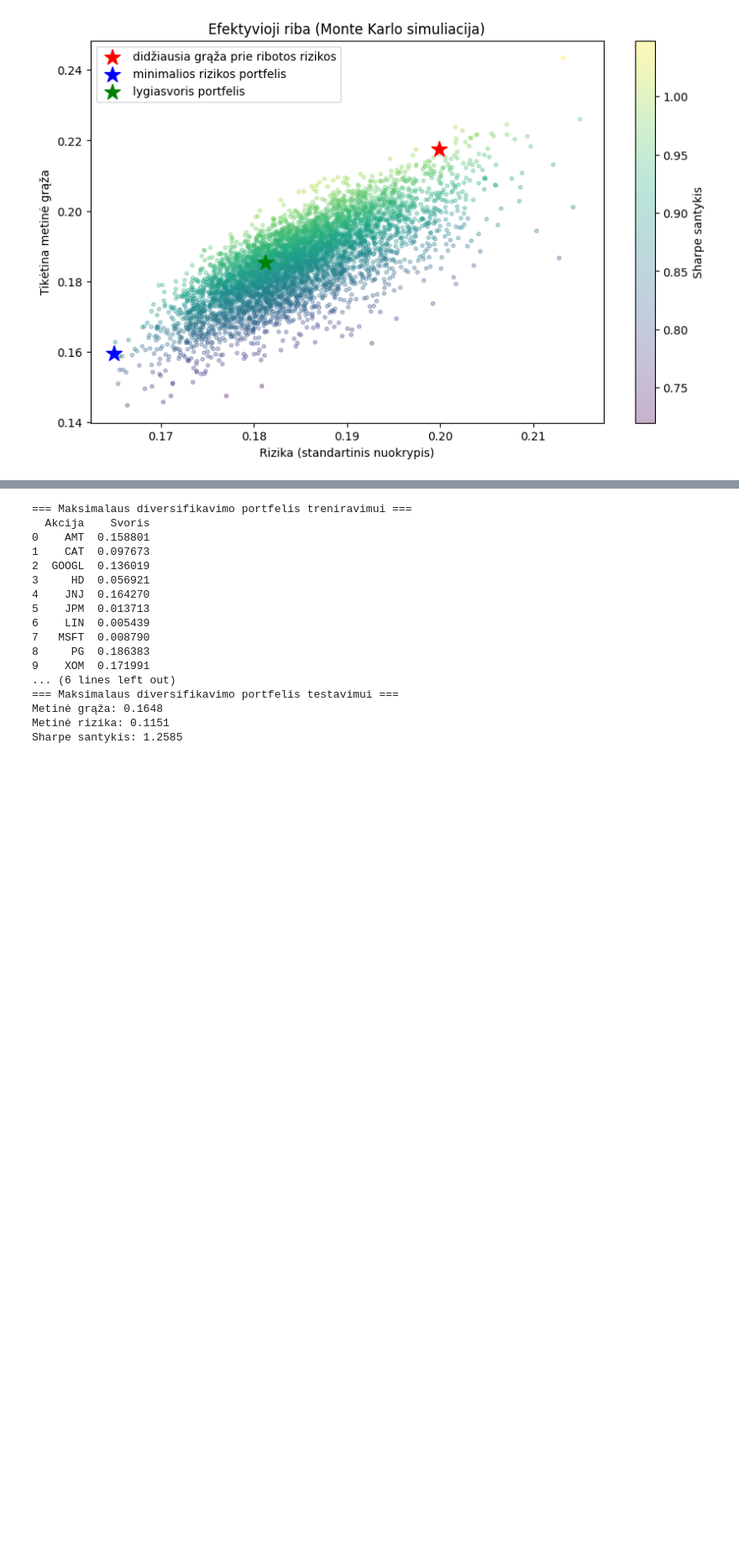
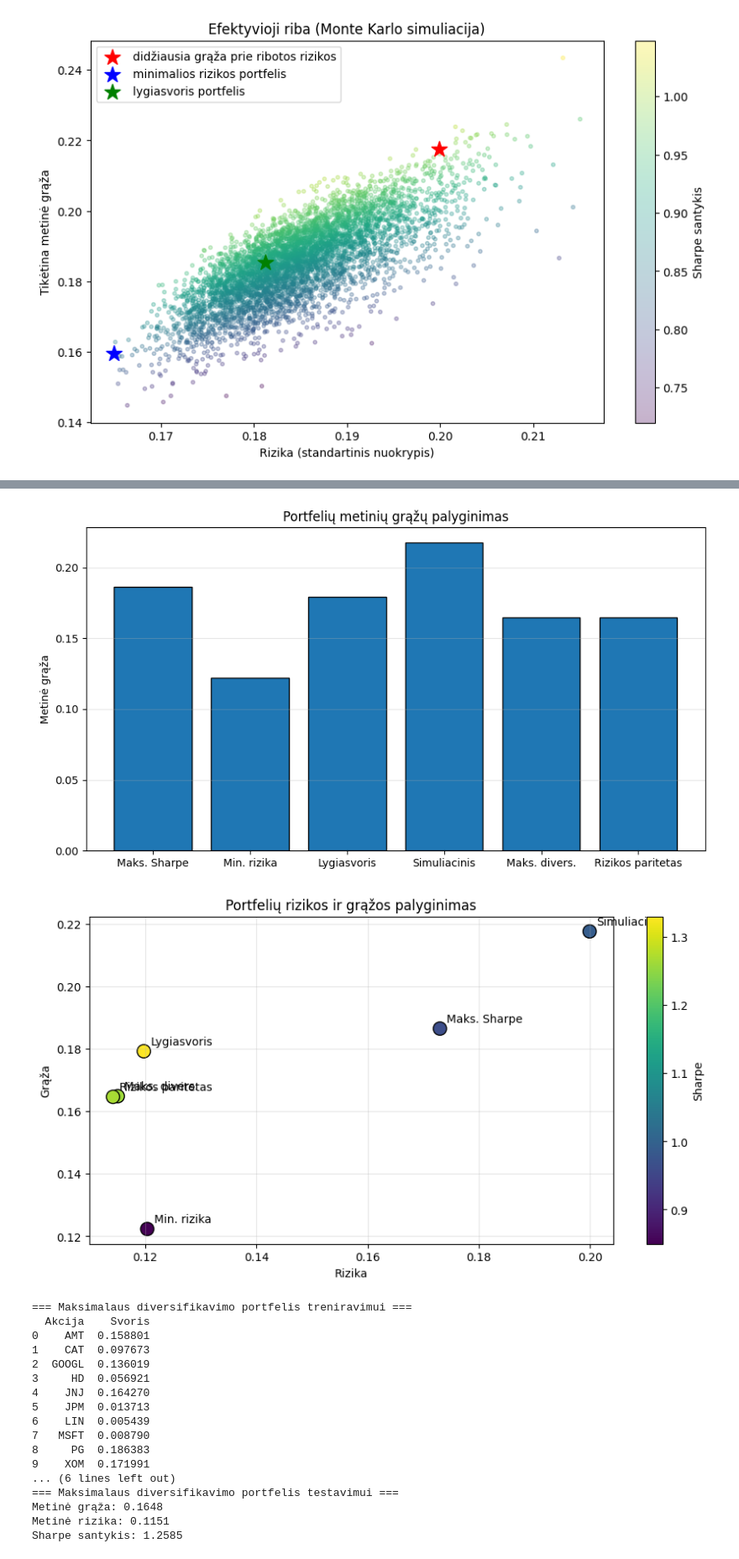
Before and after one commit to JorisA29/Baigiamasis_Darbas_2026, a Jupyter notebook: bakis1modelis.ipynb, the cells around one changed output, grey strips where cells are left out. Shown at 84% size. Saved outputs shown, nothing was run; the diff lists cells and outputs as text; code cells hidden in the pictures; blank space fills up the shorter version.

```diff
--- a/bakis1modelis.ipynb
+++ b/bakis1modelis.ipynb
@@ -540,3 +491,64 @@ plt.show()
+# %%
+import matplotlib.pyplot as plt
+
+pavadinimai = [
+    "Maks. Sharpe",
+    "Min. rizika",
+    "Lygiasvoris",
+    "Simuliacinis",
+    "Maks. divers.",
+    "Rizikos paritetas"
+]
+
+grazos = [
+    testo_graza,
+    testo_graza_md,
+    testo_graza_lv,
+    simuliacinio_portfelio_graza,
+    testo_graza_mdiv,
+    testo_graza_rp
+]
+
+rizikos = [
+    testo_rizika,
+    testo_rizika_md,
+    testo_rizika_lv,
+    simuliacinio_portfelio_rizika,
+    testo_rizika_mdiv,
+    testo_rizika_rp
+]
+
+sharpe = [
+    testo_sharpe,
+    testo_sharpe_md,
+    testo_sharpe_lv,
+    simuliacinio_portfelio_sharpe,
+    testo_sharpe_mdiv,
+    testo_sharpe_rp
+]
+
+plt.figure(figsize=(9, 5))
+plt.bar(pavadinimai, grazos, edgecolor="black")
+plt.ylabel("Metinė grąža")
+plt.title("Portfelių metinių grąžų palyginimas")
+plt.grid(axis="y", alpha=0.3)
+plt.tight_layout()
+plt.show()
+
+plt.figure(figsize=(9, 5))
+taskai = plt.scatter(rizikos, grazos, c=sharpe, cmap="viridis", s=140, edgecolors="black")
+for i in range(len(pavadinimai)):
+    plt.annotate(pavadinimai[i], (rizikos[i], grazos[i]), xytext=(6, 6), textcoords="offset points")
+plt.xlabel("Rizika")
+plt.ylabel("Grąža")
+plt.title("Portfelių rizikos ir grąžos palyginimas")
+plt.grid(alpha=0.3)
+plt.colorbar(taskai, label="Sharpe")
+plt.tight_layout()
+plt.show()
+# %% [output]
+[figure, added]
+[figure, added]
 # %%
 from skfolio.optimization import MaximumDiversification
 import pandas as pd
```
Also changed, not shown: parts of 2 cells of this notebook.
